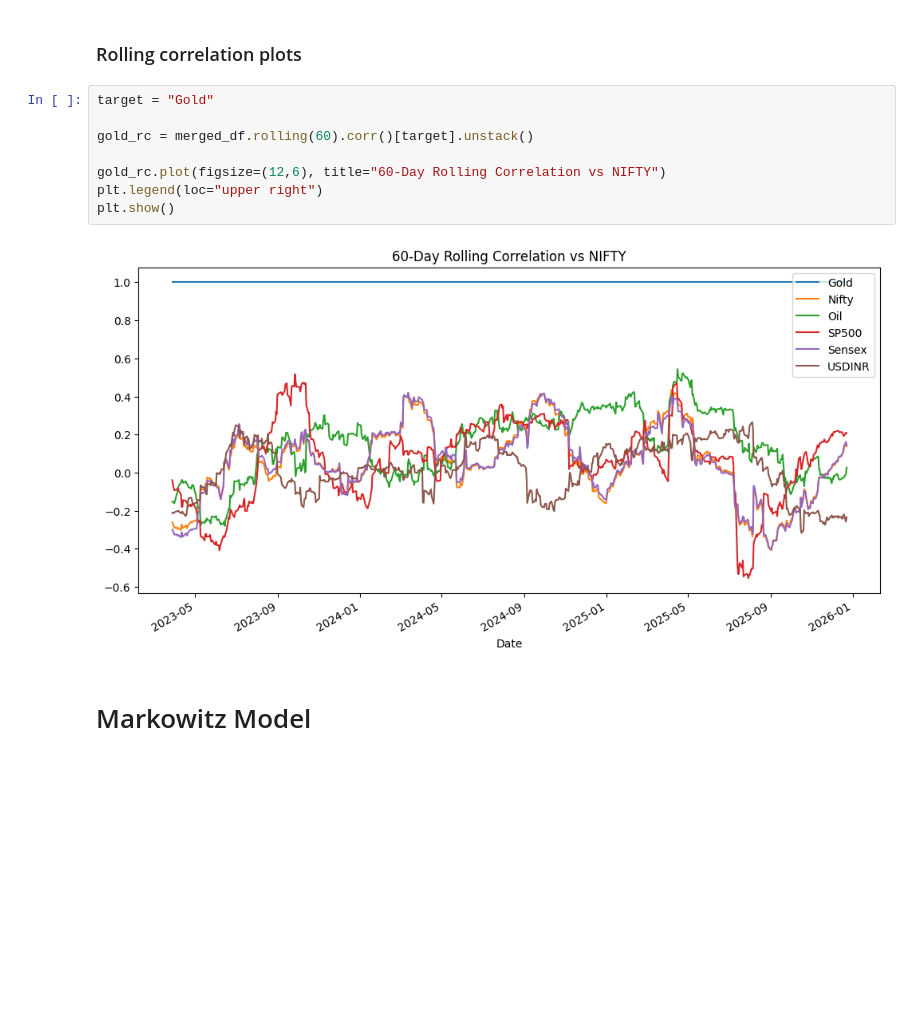
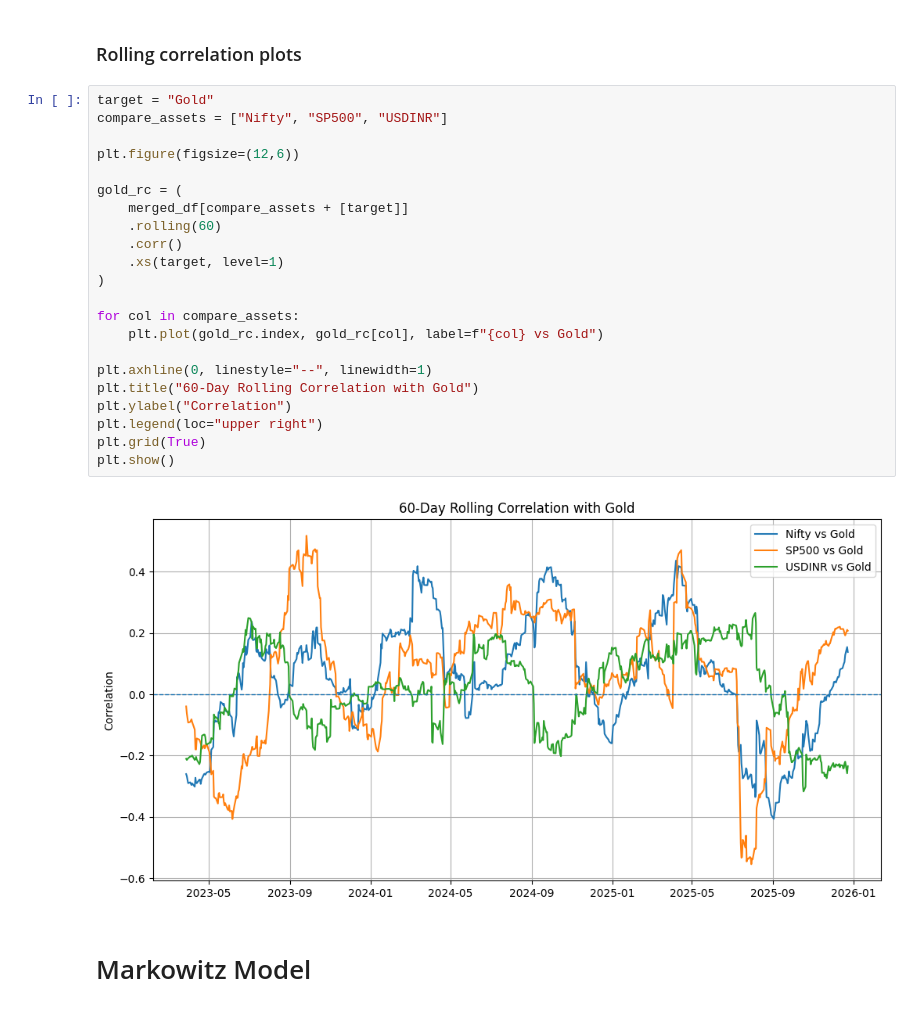
Before and after one commit to eshannaik/Portfolio-Management, a Jupyter notebook: Portfolio Management.ipynb, the cells around one changed output. Drawn from its saved outputs; the diff is of its cells as text; blank space fills up the shorter version.

Commit message:
Updated notebook
Add a few more plots and refined the code

```diff
--- a/Portfolio Management.ipynb
+++ b/Portfolio Management.ipynb
@@ -379,14 +314,28 @@ plt.show()
 ### Rolling correlation plots
 # %%
 target = "Gold"
+compare_assets = ["Nifty", "SP500", "USDINR"]
 
-gold_rc = merged_df.rolling(60).corr()[target].unstack()
+plt.figure(figsize=(12,6))
 
-gold_rc.plot(figsize=(12,6), title="60-Day Rolling Correlation vs NIFTY")
+gold_rc = (
+    merged_df[compare_assets + [target]]
+    .rolling(60)
+    .corr()
+    .xs(target, level=1)
+)
+
+for col in compare_assets:
+    plt.plot(gold_rc.index, gold_rc[col], label=f"{col} vs Gold")
+
+plt.axhline(0, linestyle="--", linewidth=1)
+plt.title("60-Day Rolling Correlation with Gold")
+plt.ylabel("Correlation")
 plt.legend(loc="upper right")
+plt.grid(True)
 plt.show()
 # %% [output]
-[figure, old version]
+[figure, new version]
 # %% [markdown]
 # Markowitz Model
 # %% [markdown]
```
Also changed, not shown: parts of 42 cells of this notebook.
